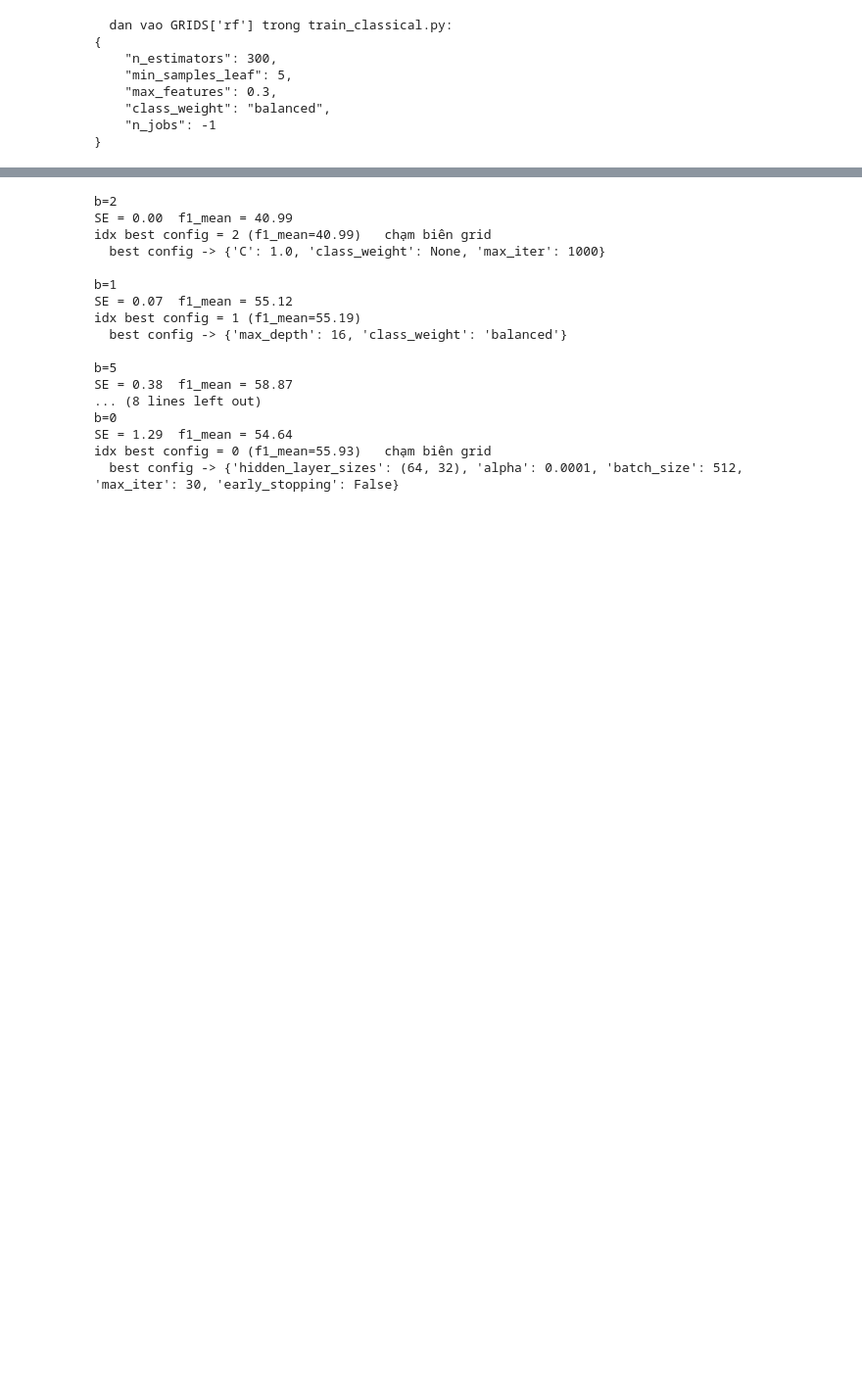
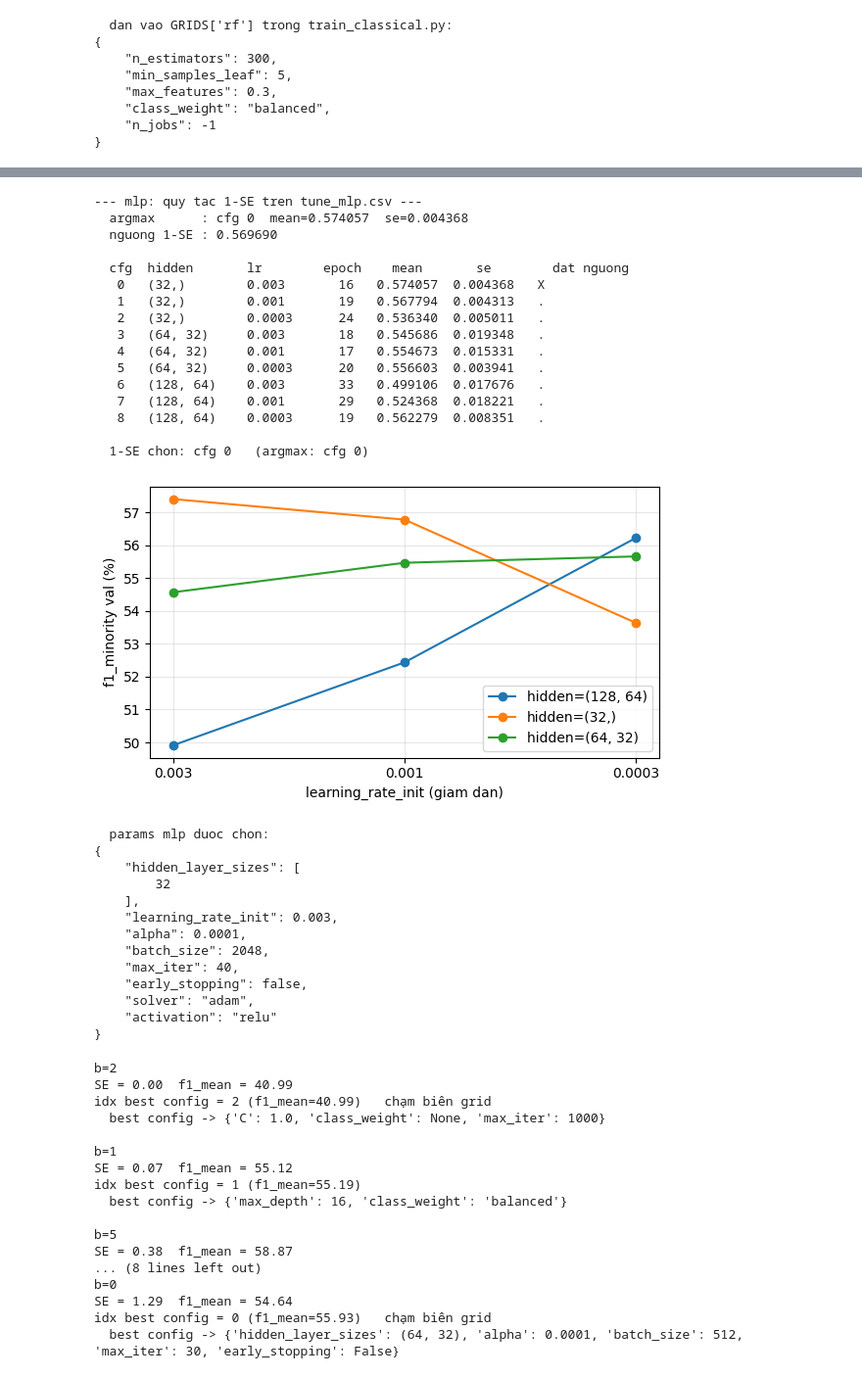
Before and after one commit to Tyler3743/fraud_detection, a Jupyter notebook: analysis_1.ipynb, the cells around one changed output, grey strips where cells are left out. Shown at 98% size. Saved outputs shown, nothing was run; the diff lists cells and outputs as text; code cells hidden in the pictures; blank space fills up the shorter version.

```diff
--- a/analysis_1.ipynb
+++ b/analysis_1.ipynb
@@ -791,3 +937,67 @@ print(json.dumps(p, indent=4))
+# %%
+# K2. mlp: áp quy tắc 1-SE lên tune_mlp.csv (cùng tiêu chí với lr, rf, xgb, lgb)
+d = pd.read_csv("tune_mlp.csv")
+g = d.groupby("cfg_id").f1_val
+mu = g.mean(); se = g.std(ddof=1) / np.sqrt(g.count())
+
+b = mu.idxmax()
+cutoff = mu[b] - se[b]
+chosen = next(i for i in sorted(mu.index) if mu[i] >= cutoff)   # cfg_id xep don gian -> phuc tap
+
+print("--- mlp: quy tac 1-SE tren tune_mlp.csv ---")
+print(f"  argmax      : cfg {b}  mean={mu[b]:.6f}  se={se[b]:.6f}")
+print(f"  nguong 1-SE : {cutoff:.6f}\n")
+print("  cfg  hidden       lr        epoch    mean       se        dat nguong")
+for i in sorted(mu.index):
+    r  = d[d.cfg_id == i].iloc[0]
+    ep = d.loc[d.cfg_id == i, "n_epoch"].mean()
+    print(f"   {i}   {r.hidden:<11}  {r.learning_rate_init:<8}  {ep:>4.0f}   "
+          f"{mu[i]:.6f}  {se[i]:.6f}   {'X' if mu[i] >= cutoff else '.'}")
+print(f"\n  1-SE chon: cfg {chosen}   (argmax: cfg {b})")
+
+piv = (d.pivot_table(index="learning_rate_init", columns="hidden",
+                     values="f1_val", aggfunc="mean")
+         .sort_index(ascending=False) * 100)
+fig, ax = plt.subplots(figsize=(6, 3.5))
+for h in piv.columns:
+    ax.plot(piv.index.astype(str), piv[h], marker="o", label=f"hidden={h}")
+ax.set_xlabel("learning_rate_init (giam dan)"); ax.set_ylabel("f1_minority val (%)")
+ax.legend(); ax.grid(alpha=.3); plt.tight_layout(); plt.show()
+
+p = json.loads(d[d.cfg_id == chosen].params.iloc[0])
+print("\n  params mlp duoc chon:")
+print(json.dumps(p, indent=4))
+# %% [output]
+--- mlp: quy tac 1-SE tren tune_mlp.csv ---
+  argmax      : cfg 0  mean=0.574057  se=0.004368
+  nguong 1-SE : 0.569690
+
+  cfg  hidden       lr        epoch    mean       se        dat nguong
+   0   (32,)        0.003       16   0.574057  0.004368   X
+   1   (32,)        0.001       19   0.567794  0.004313   .
+   2   (32,)        0.0003      24   0.536340  0.005011   .
+   3   (64, 32)     0.003       18   0.545686  0.019348   .
+   4   (64, 32)     0.001       17   0.554673  0.015331   .
+   5   (64, 32)     0.0003      20   0.556603  0.003941   .
+   6   (128, 64)    0.003       33   0.499106  0.017676   .
+   7   (128, 64)    0.001       29   0.524368  0.018221   .
+   8   (128, 64)    0.0003      19   0.562279  0.008351   .
+
+  1-SE chon: cfg 0   (argmax: cfg 0)
+[figure, added]
+  params mlp duoc chon:
+{
+    "hidden_layer_sizes": [
+        32
+    ],
+    "learning_rate_init": 0.003,
+    "alpha": 0.0001,
+    "batch_size": 2048,
+    "max_iter": 40,
+    "early_stopping": false,
+    "solver": "adam",
+    "activation": "relu"
+}
 # %%
 #4. kiểm tra kết quả results
 import json, importlib
```
Also changed, not shown: parts of 6 cells of this notebook, 2 other files.
